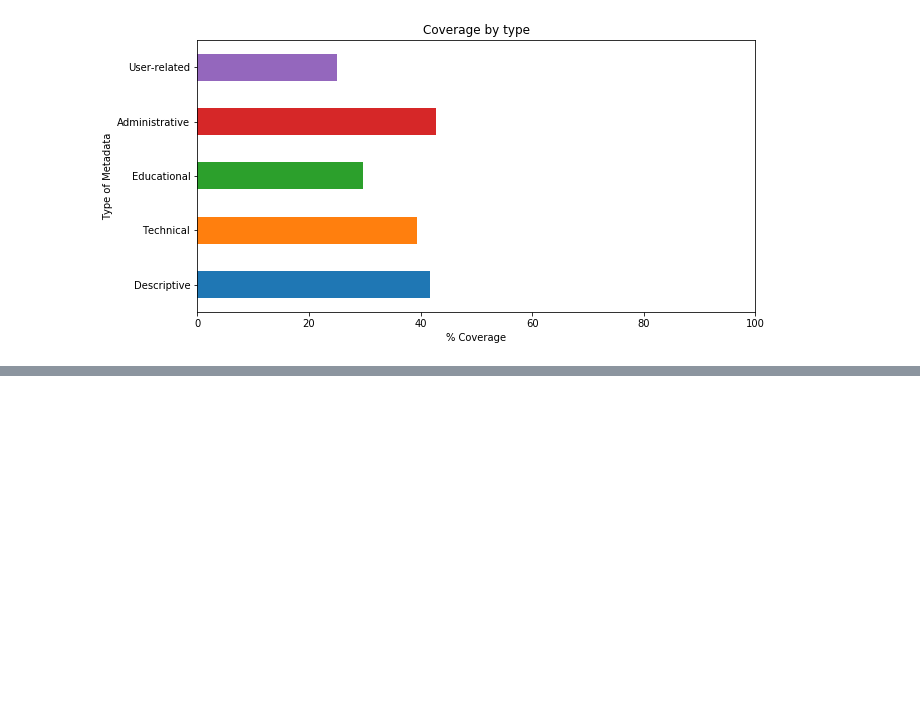
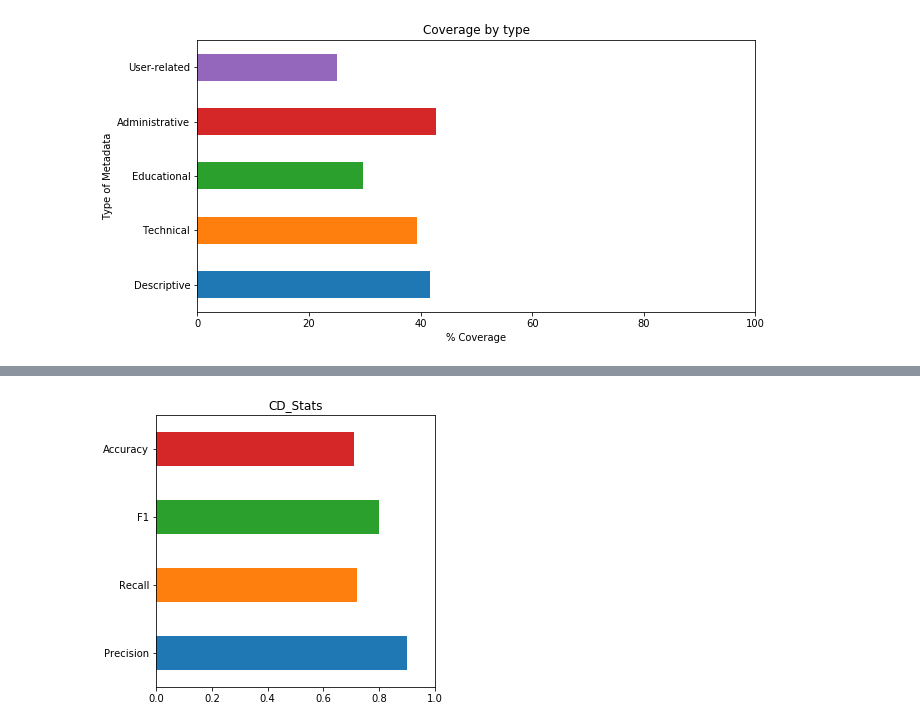
Before and after one commit to adimitrova/Thesis, a Jupyter notebook: Python Scripts/Metadata platform coverage stats and plots.ipynb, the cells around one changed output, grey strips where cells are left out. Cells and saved outputs as stored; diff of their text form; code cells hidden in the pictures; blank space fills up the shorter version.

```diff
--- a/Python Scripts/Metadata platform coverage stats and plots.ipynb
+++ b/Python Scripts/Metadata platform coverage stats and plots.ipynb
@@ -211,0 +279,10 @@ plt.savefig(imagepath+'\\byTypeCovH.png',bbox_inches="tight")
+# %%
+header = ['Precision','Recall','F1','Accuracy']
+data = [CD_prec, CD_rec, CD_f1, CD_acc]
+
+data_ser = pd.Series(data, index=header)
+data_ser.plot(x='coverage',kind='barh',xlim=(0,1),figsize=(5, 5),title="CD_Stats")
+
+plt.savefig(imagepath+'\\CD_Stats.png',bbox_inches="tight")
+# %% [output]
+[figure, added]
```
Also changed, not shown: parts of 10 cells of this notebook.
